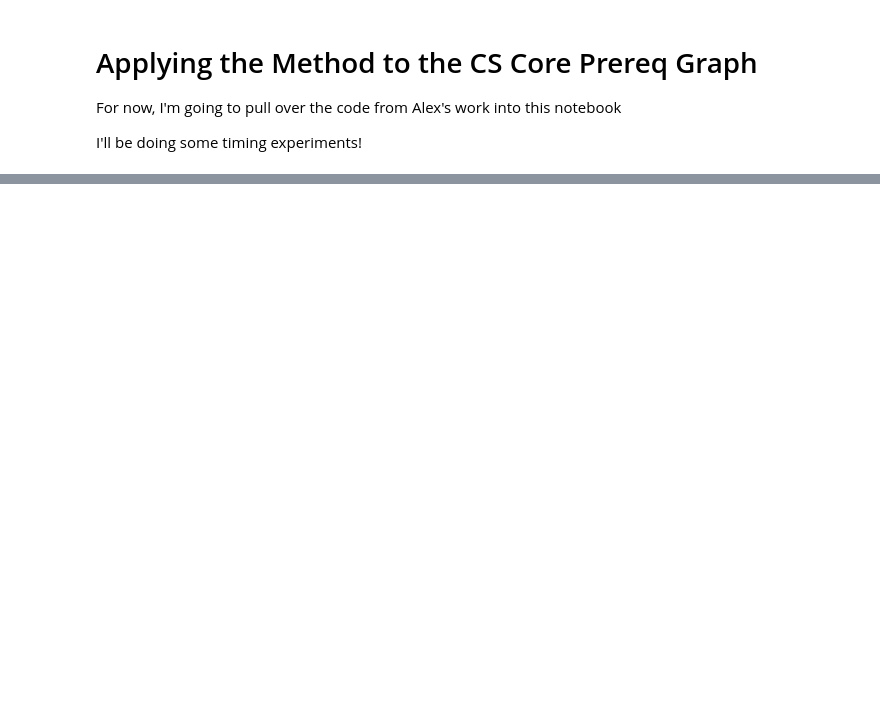
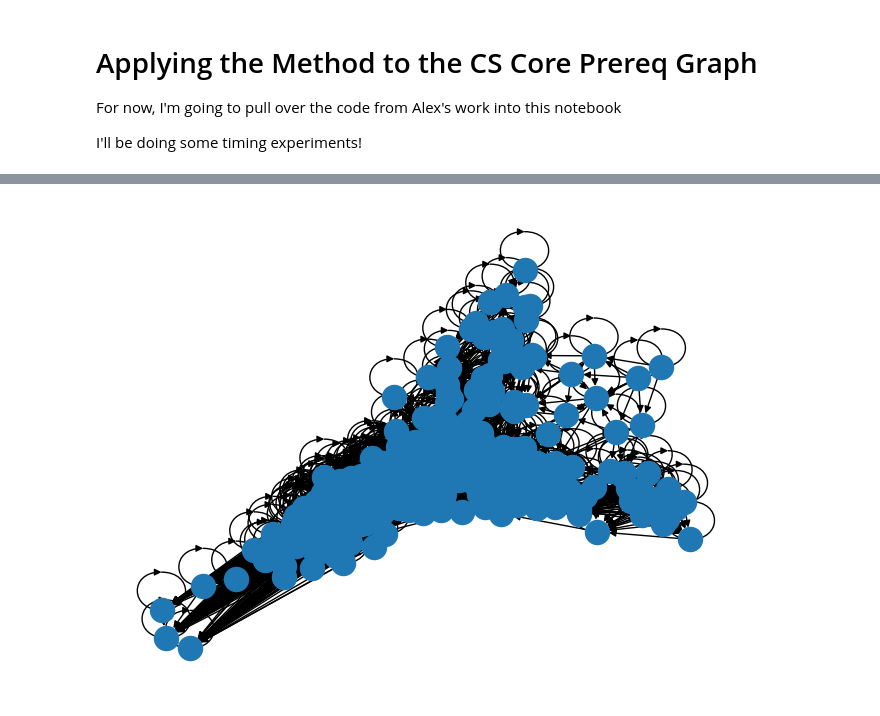
Before and after one commit to Shivthegod/ClassPrediction, a Jupyter notebook: StateMachineNotebook.ipynb, the cells around one changed output, grey strips where cells are left out. Cells and saved outputs as stored; diff of their text form; code cells hidden in the pictures; blank space fills up the shorter version.

```diff
--- a/StateMachineNotebook.ipynb
+++ b/StateMachineNotebook.ipynb
@@ -200,0 +201,4 @@ Time for adding self loops: 0.0005023479461669922 sec
+# %%
+nx.draw(GSM, pos=nx.spring_layout(GSM))
+# %% [output]
+[figure, added]
```
Also changed, not shown: parts of 5 cells of this notebook, 1 other file.
